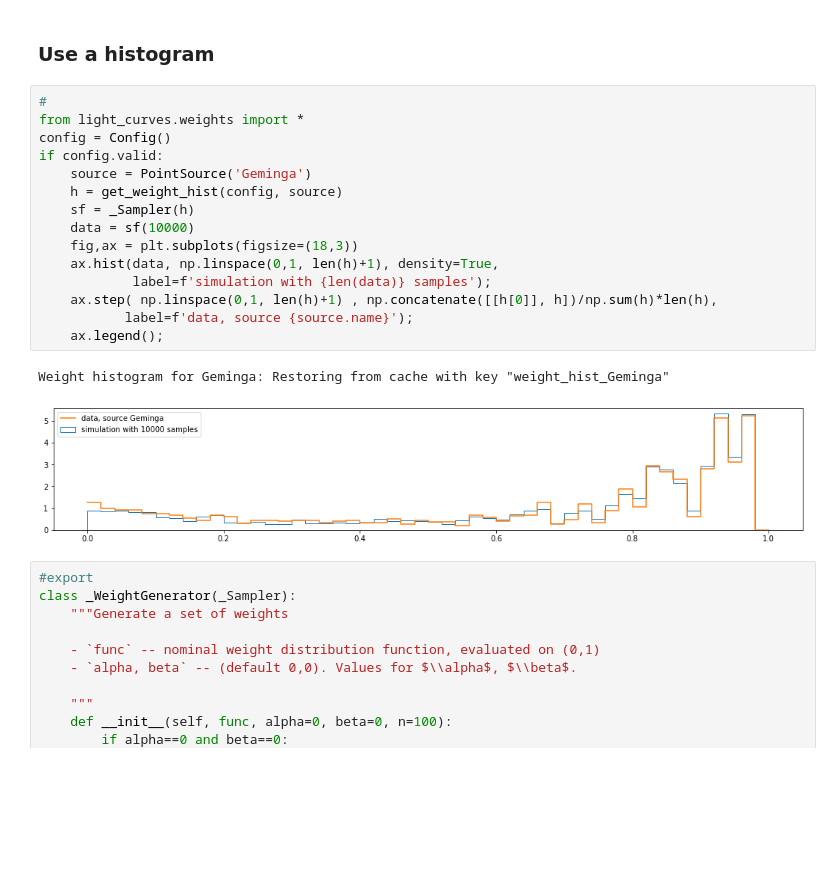
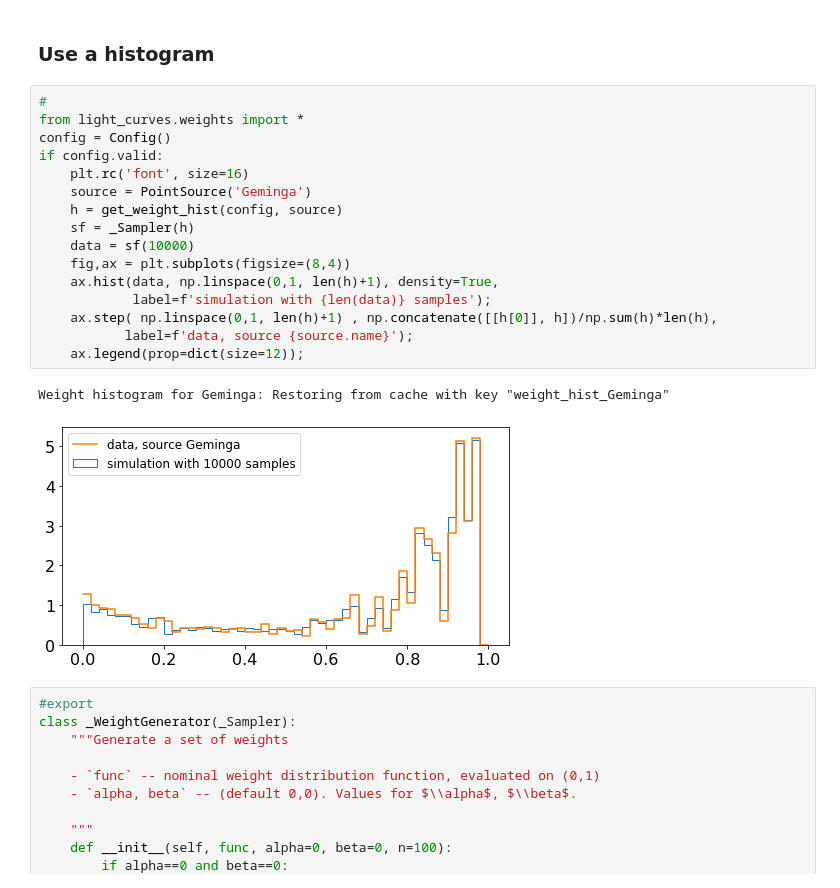
Before and after one commit to tburnett/light_curves, a Jupyter notebook: nbs/10_simulation.ipynb, the cells around one changed output. Cells and saved outputs as stored; diff of their text form; blank space fills up the shorter version.

```diff
--- a/nbs/10_simulation.ipynb
+++ b/nbs/10_simulation.ipynb
@@ -123,21 +123,22 @@ assert np.abs( test2[0]-test2[1] ) < 1e-1, f'Not almost equal: {test2}'
 # %%
 #
 from light_curves.weights import *
 config = Config()
 if config.valid:
+    plt.rc('font', size=16)
     source = PointSource('Geminga')
     h = get_weight_hist(config, source)
     sf = _Sampler(h)
     data = sf(10000)
-    fig,ax = plt.subplots(figsize=(18,3))
+    fig,ax = plt.subplots(figsize=(8,4))
     ax.hist(data, np.linspace(0,1, len(h)+1), density=True,
             label=f'simulation with {len(data)} samples');
     ax.step( np.linspace(0,1, len(h)+1) , np.concatenate([[h[0]], h])/np.sum(h)*len(h),
            label=f'data, source {source.name}');
-    ax.legend();
+    ax.legend(prop=dict(size=12));
 # %% [output]
 Weight histogram for Geminga: Restoring from cache with key "weight_hist_Geminga"
-[figure, old version]
+[figure, new version]
 # %%
 #export
 class _WeightGenerator(_Sampler):
```
Also changed, not shown: parts of 6 cells of this notebook, 29 other files.
